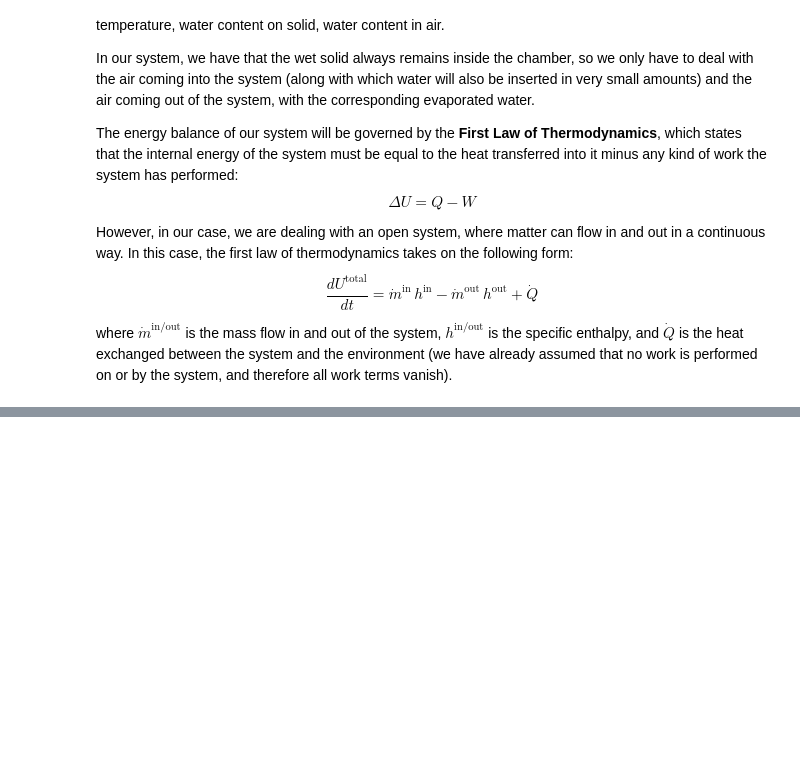
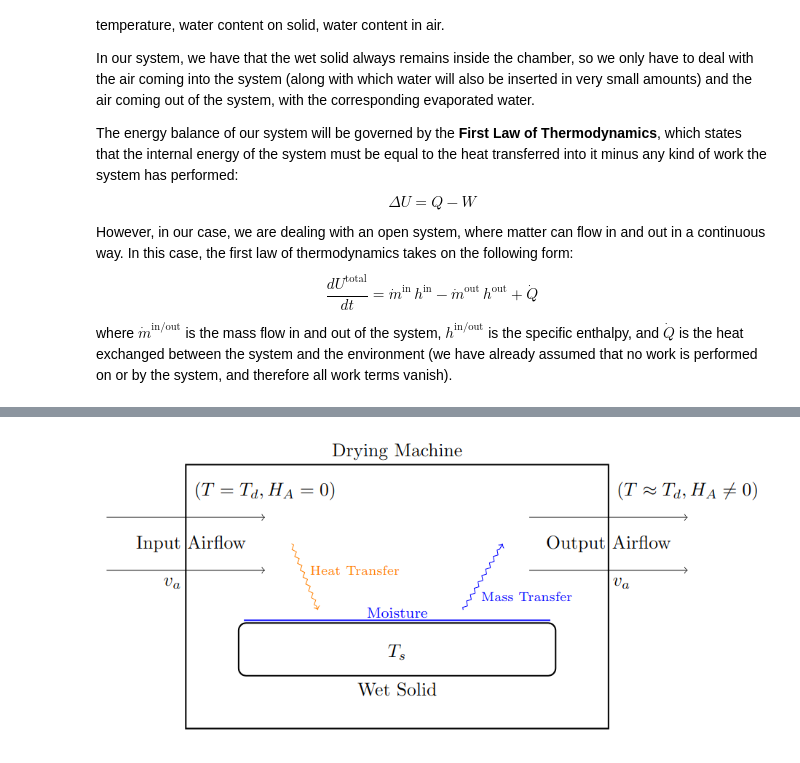
Before and after one commit to domipm/Intelligent-Heating-Machine, a Jupyter notebook: model.ipynb, the cells around one changed output, grey strips where cells are left out. Saved outputs shown, nothing was run; the diff lists cells and outputs as text; code cells hidden in the pictures; blank space fills up the shorter version.

Commit message:
Image added via python

```diff
--- a/model.ipynb
+++ b/model.ipynb
@@ -203,0 +202,5 @@ The following diagram visually describes the system in question:
+# %%
+from IPython.display import Image, display
+display(Image(filename='./diagram/model_flat.png', embed=True))
+# %% [output]
+[figure, added]
```
Also changed, not shown: parts of 1 cell of this notebook.
